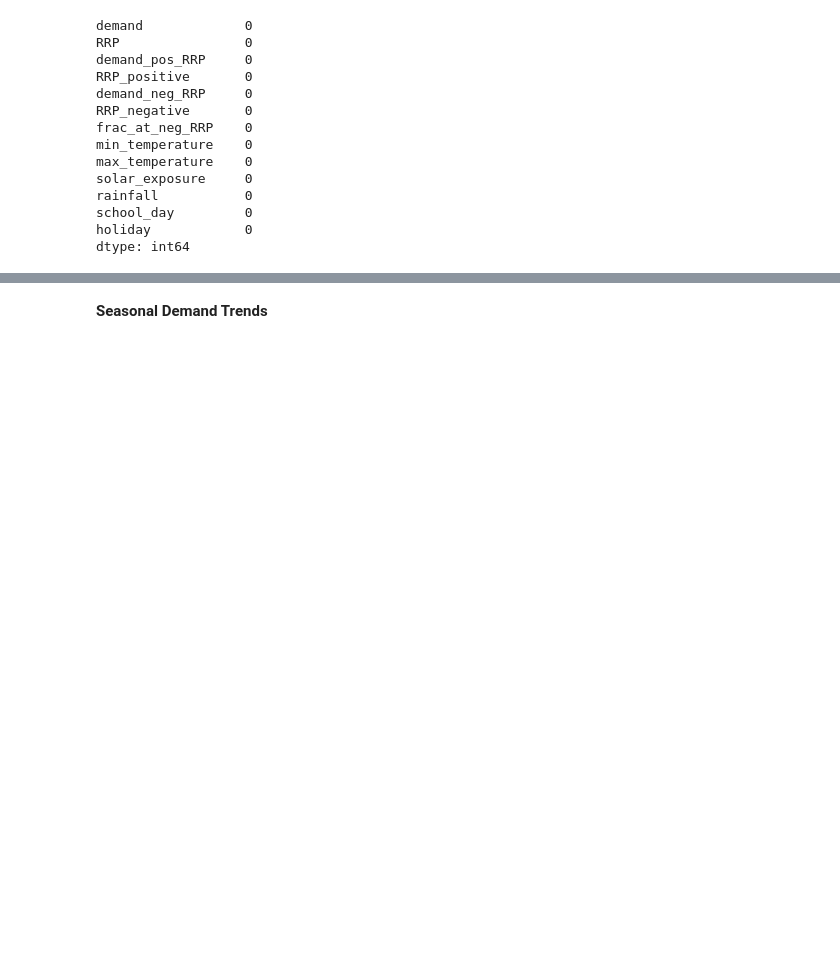
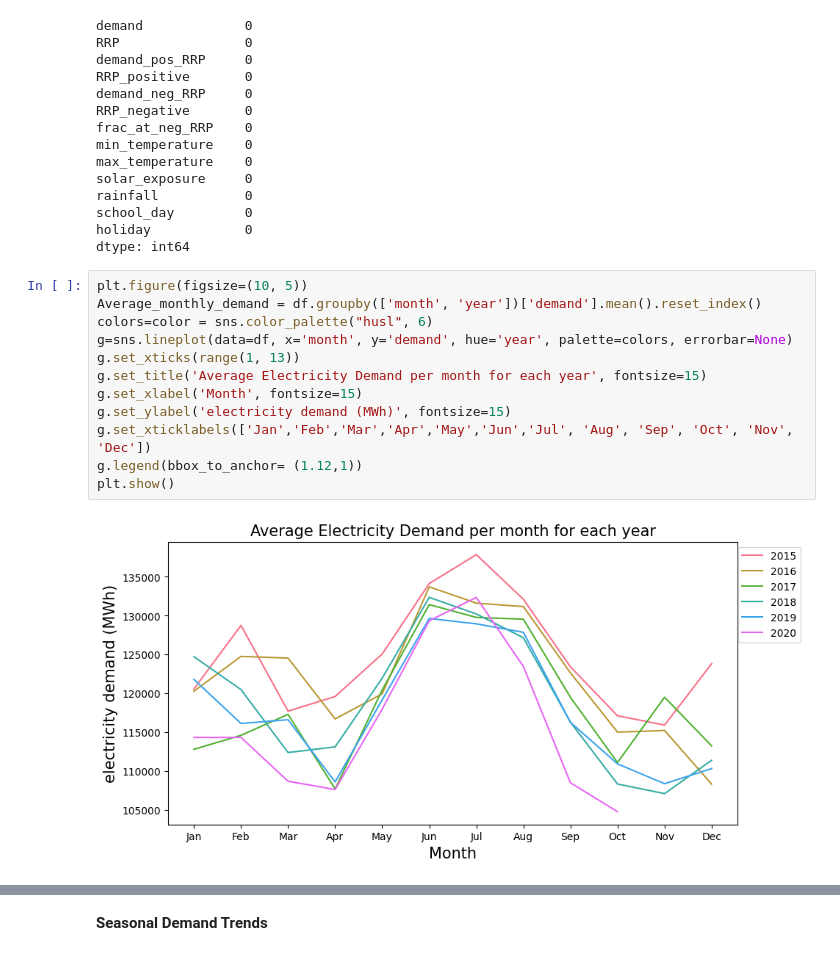
Before and after one commit to amalsalilan/Electricity_Demand-and_Price_ForecastingInfosys_Internship_Oct2025, a Jupyter notebook: EDA.ipynb, the cells around one changed output, grey strips where cells are left out. Saved outputs shown, nothing was run; the diff lists cells and outputs as text; blank space fills up the shorter version.

```diff
--- a/EDA.ipynb
+++ b/EDA.ipynb
@@ -26,3 +26,17 @@ rainfall           0
 school_day         0
 holiday            0
 dtype: int64
+# %%
+plt.figure(figsize=(10, 5))
+Average_monthly_demand = df.groupby(['month', 'year'])['demand'].mean().reset_index()
+colors=color = sns.color_palette("husl", 6)
+g=sns.lineplot(data=df, x='month', y='demand', hue='year', palette=colors, errorbar=None)
+g.set_xticks(range(1, 13))
+g.set_title('Average Electricity Demand per month for each year', fontsize=15)
+g.set_xlabel('Month', fontsize=15)
+g.set_ylabel('electricity demand (MWh)', fontsize=15)
+g.set_xticklabels(['Jan','Feb','Mar','Apr','May','Jun','Jul', 'Aug', 'Sep', 'Oct', 'Nov', 'Dec'])
+g.legend(bbox_to_anchor= (1.12,1))
+plt.show()
+# %% [output]
+[figure, added]
```
Also changed, not shown: parts of 15 cells of this notebook, 1 other file.
